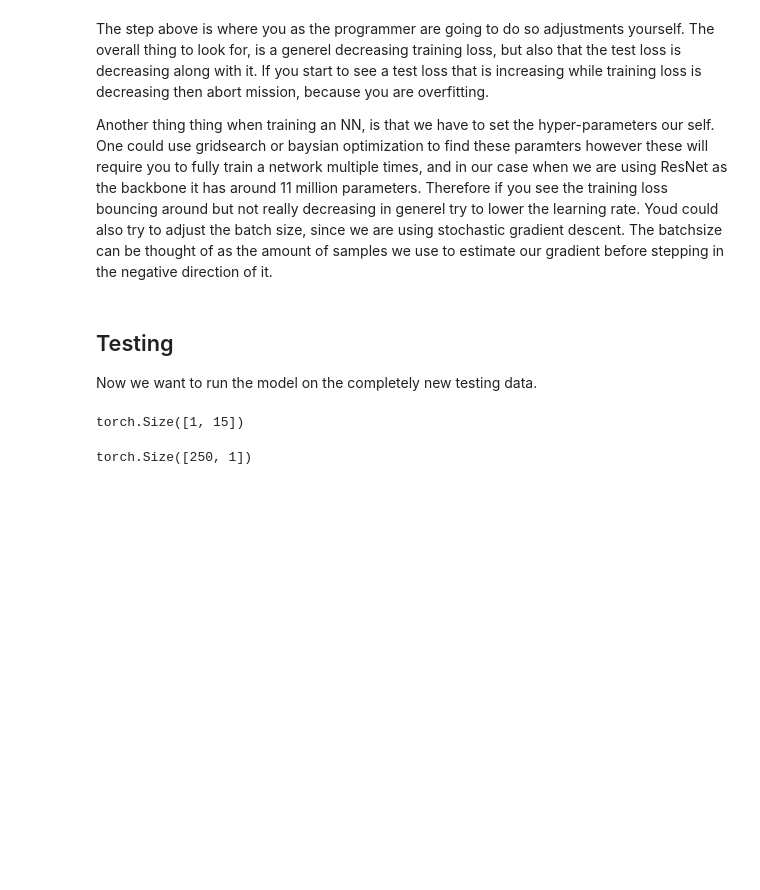
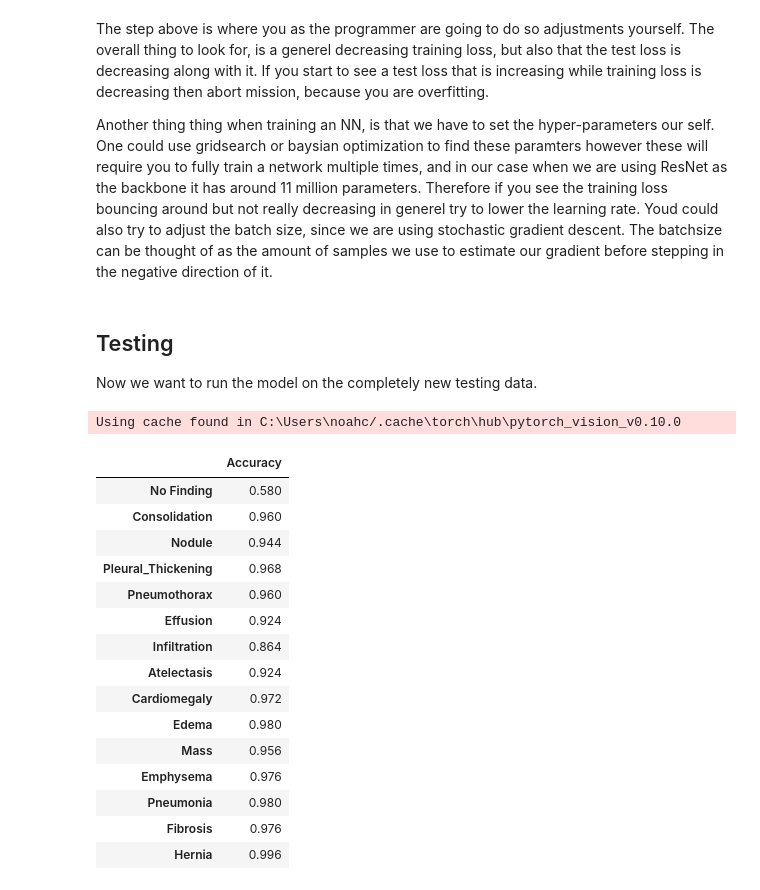
Before and after one commit to yeric1789/CMSC320_Final_Project, a Jupyter notebook: NoteBookFinalProject.ipynb, the cells around one changed output. Drawn from its saved outputs; the diff is of its cells as text; code cells hidden in the pictures; blank space fills up the shorter version.

```diff
--- a/NoteBookFinalProject.ipynb
+++ b/NoteBookFinalProject.ipynb
@@ -510,16 +528,18 @@ The way we use the pretrained models are by simply writing a new class, which wi
 class DenseNet(nn.Module):
     def __init__(self, n_classes):
         super().__init__()
-        resnet = torch.hub.load('pytorch/vision:v0.10.0', 'densenet169', pretrained=True)
-        for param in resnet.parameters():
+        # Load the pretrained model from pytorch
+        densenet = torch.hub.load('pytorch/vision:v0.10.0', 'densenet169', pretrained=True)
+
+        for param in densenet.parameters():
             param.requires_grad = True #This was set to False
 
-        resnet.classifier = nn.Sequential(
+        densenet.classifier = nn.Sequential(
             nn.Dropout(p=0.2),
-            nn.Linear(in_features=resnet.classifier.in_features, out_features=n_classes)
+            nn.Linear(in_features=densenet.classifier.in_features, out_features=n_classes)
         )
         self.n_classes = n_classes
-        self.base_model = resnet
+        self.base_model = densenet
         self.sigm = nn.Sigmoid()
         self.softmax = nn.Softmax()
 
@@ -724,23 +748,26 @@ Another thing thing when training an NN, is that we have to set the hyper-parame
 ## Testing
 Now we want to run the model on the completely new testing data.
 # %%
+# Load model if you have it
+
+# Take random sample from test set
+
+model_DN = DenseNet(n_classes=15)
+model_DN.load_state_dict(torch.load('DenseNet169_v2.pth'))
+
+
+device = "cuda" if torch.cuda.is_available() else "cpu"
 model_DN.eval()
 model_DN.to(device)
-acc = Accuracy('multilabel', num_labels=15, average=None).to(device)
+
 predictions = torch.zeros(len(test_dataloader),15)
 labels = torch.zeros(len(test_dataloader),15)
 
 for idx,point in tqdm(enumerate(test_dataloader)):
   with torch.no_grad():
-    X,y = point['image'].to(device),point['labels'].to(device)
+    X,y = point['image'].to(device, dtype=torch.float),point['labels'].to(device, dtype=torch.float)
     pred = model_DN(X)
     predictions[idx,:] = pred
     labels[idx,:] = y
+# %% [output]
+Using cache found in C:\Users\noahc/.cache\torch\hub\pytorch_vision_v0.10.0
-# %%
-y.shape
-# %% [output]
-torch.Size([1, 15])
-# %%
-labels.shape
-# %% [output]
-torch.Size([250, 1])
@@ -748,0 +774,32 @@ acc(predictions,)
+# %%
+
+if device == "cuda":
+  predictions = predictions.cpu()
+  labels = labels.cpu()
+acc = Accuracy('multilabel', num_labels=15, average=None).to("cpu")
+accuracy = acc(predictions,labels)
+columns_data = data.columns[12:]
+mapper = {}
+for i in range(len(columns_data)):
+  mapper.update({columns_data[i]: round(accuracy[i].item(), 5) })
+
+# Mapper to dataframe
+mapper_df = pd.DataFrame.from_dict(mapper, orient='index', columns=['Accuracy'])
+display(mapper_df)
+# %% [output]
+|  | Accuracy |
+| No Finding | 0.580 |
+| Consolidation | 0.960 |
+| Nodule | 0.944 |
+| Pleural_Thickening | 0.968 |
+| Pneumothorax | 0.960 |
+| Effusion | 0.924 |
+| Infiltration | 0.864 |
+| Atelectasis | 0.924 |
+| Cardiomegaly | 0.972 |
+| Edema | 0.980 |
+| Mass | 0.956 |
+| Emphysema | 0.976 |
+| Pneumonia | 0.980 |
+| Fibrosis | 0.976 |
+| Hernia | 0.996 |
```
Also changed, not shown: parts of 17 cells of this notebook.
